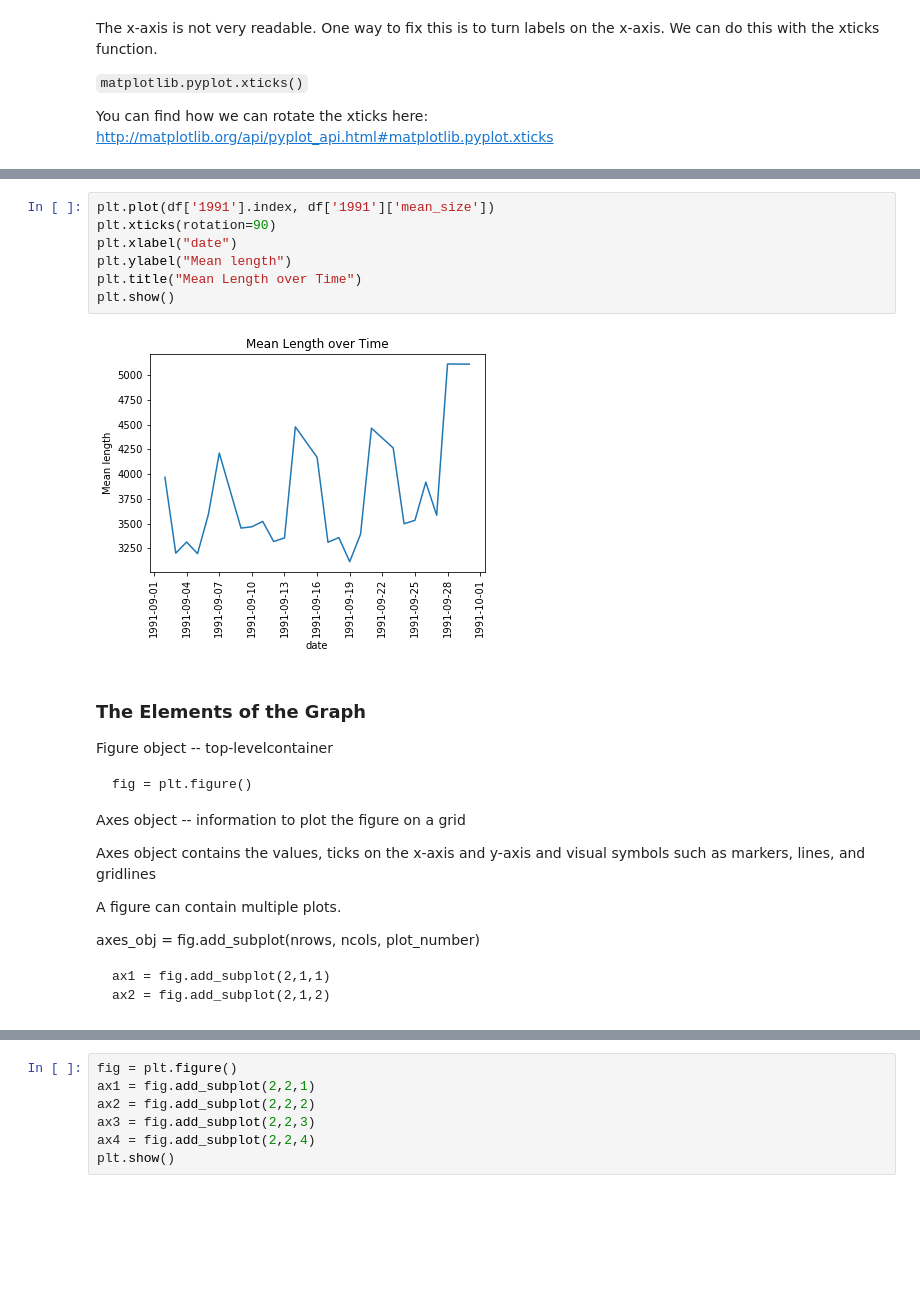
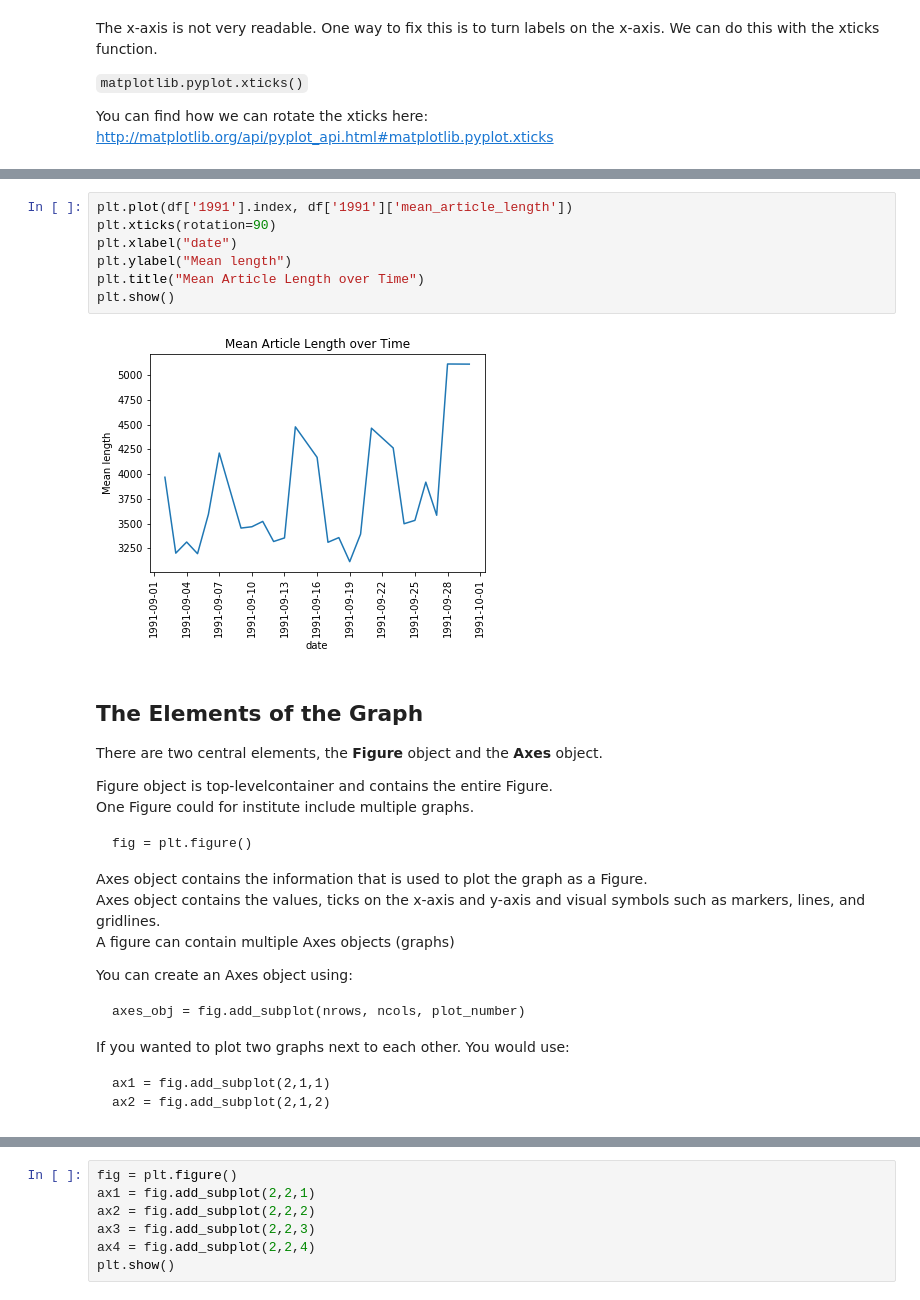
Before and after one commit to melvinwevers/python-visualization-workshop, a Jupyter notebook: Python Viz Workshop.ipynb, the cells around one changed output, grey strips where cells are left out. Drawn from its saved outputs; the diff is of its cells as text; blank space fills up the shorter version.

````diff
--- a/Python Viz Workshop.ipynb
+++ b/Python Viz Workshop.ipynb
@@ -191,26 +210,33 @@ To give the graph a title pass a string value to: title()
 # %%
-plt.plot(df['1991'].index, df['1991']['mean_size'])
+plt.plot(df['1991'].index, df['1991']['mean_article_length'])
 plt.xticks(rotation=90)
 plt.xlabel("date")
 plt.ylabel("Mean length")
-plt.title("Mean Length over Time")
+plt.title("Mean Article Length over Time")
 plt.show()
 # %% [output]
-[figure, old version]
+[figure, new version]
 # %% [markdown]
-<h3>The Elements of the Graph</h3>
+<h2>The Elements of the Graph</h2>
 
-Figure object -- top-levelcontainer
+There are two central elements, the <b>Figure</b> object and the <b>Axes</b> object.
+
+
+Figure object is top-levelcontainer and contains the entire Figure.<br>
+One Figure could for institute include multiple graphs.
 ```
 fig = plt.figure()
 ```
-Axes object -- information to plot the figure on a grid
+Axes object contains the information that is used to plot the graph as a Figure.<br>
+Axes object contains the values, ticks on the x-axis and y-axis and visual symbols such as markers, lines, and gridlines. <br>
+A figure can contain multiple Axes objects (graphs)
 
-Axes object contains the values, ticks on the x-axis and y-axis and visual symbols such as markers, lines, and gridlines
+You can create an Axes object using:<br>
+```
+axes_obj = fig.add_subplot(nrows, ncols, plot_number)
+```
 
-A figure can contain multiple plots.
-
-axes_obj = fig.add_subplot(nrows, ncols, plot_number)
+If you wanted to plot two graphs next to each other. You would use:
 ```
 ax1 = fig.add_subplot(2,1,1)
 ax2 = fig.add_subplot(2,1,2)
````
Also changed, not shown: parts of 18 cells of this notebook.
